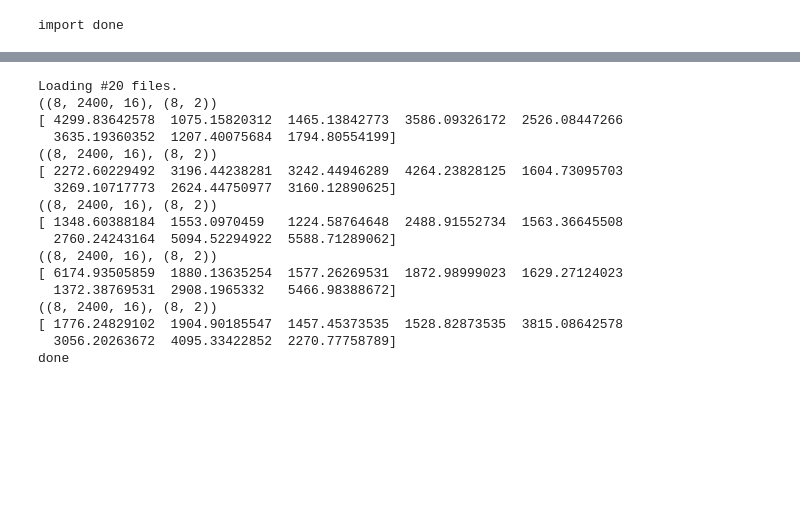
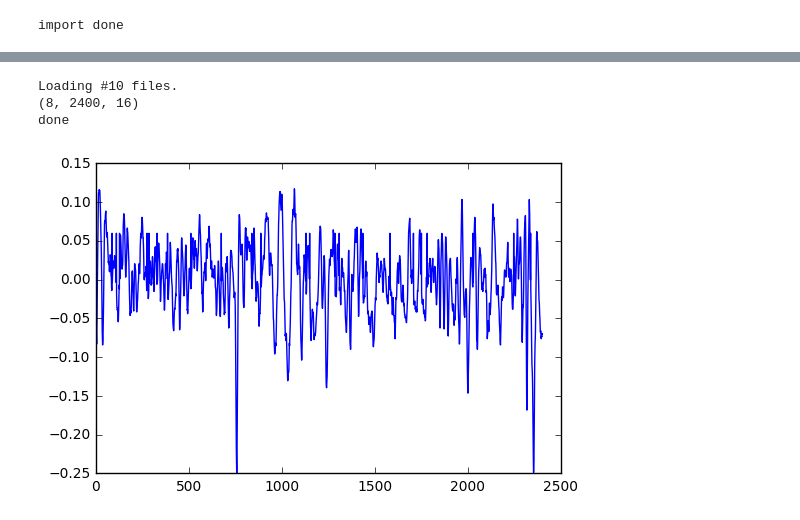
Before and after one commit to KnightofDawn/eegnet, a Jupyter notebook: ipynb/create_TFdataset.ipynb, the cells around one changed output, grey strips where cells are left out. Cells and saved outputs as stored; diff of their text form; code cells hidden in the pictures; blank space fills up the shorter version.

Commit message:
Preprocessing done and to be implemented in eegnet. spliting and normalizing in TF done. mean=0 and std=0.25

```diff
--- a/ipynb/create_TFdataset.ipynb
+++ b/ipynb/create_TFdataset.ipynb
@@ -15,23 +15,30 @@ def mat2tfr(p_file):
     # converting mat file as numpy
     mat = loadmat(p_file)
     data = mat['dataStruct']['data'][0][0]
+    # check if file is mainly zero's (100% dropout)
+    if (np.count_nonzero(data) < 10) or (np.any(np.std(data, axis=0) < 0.5)):
+        print("WARNING: File %s is all dropout." %p_file)
+        return
+
     # getting the filename and retrieving the patient, segement and label data
     pat, seg, label = p_file.split('/')[-1].split('.')[0].split("_")
-    dstfilename = "./dataset/" + pat + "_" + seg + "_" + label + ".tfr"
-    print("Converting " + p_file + " ----> " + dstfilename)
+    filename = pat + "_" + seg + "_" + label + ".tfr"
+    fullpathname = "./dataset/" + filename
+    print("Converting " + p_file + " ----> " + fullpathname)
     # TensorFlow Records writer
-    with tf.python_io.TFRecordWriter(dstfilename) as tfrwriter:
+    with tf.python_io.TFRecordWriter(fullpathname) as tfrwriter:
         # Fill protobuff
         protobuf = tf.train.Example(features=tf.train.Features(feature={
                     'data' : tf.train.Feature(float_list=tf.train.FloatList(value=data.flatten().tolist())),
                     'label': tf.train.Feature(int64_list=tf.train.Int64List(value=[int(label)])),
+                    'filename': tf.train.Feature(bytes_list=tf.train.BytesList(value=[filename])),
                 }))
         write = tfrwriter.write(protobuf.SerializeToString())
 
 
 def dataset(folder, num_files=None):
     # get files
-    filenames = glob.glob(folder + "/*1.mat")
+    filenames = glob.glob(folder)
     # randomize read files
     np.random.shuffle(filenames)
     # truncate reading
@@ -45,7 +52,7 @@ def dataset(folder, num_files=None):
         elapsed = time.time() - t
         print("elapsed: %.3fs"%elapsed)
 
-dataset("./data/train_3", 10)
+dataset("./data/train_3/*0.mat", 0)
 
 print('finished')
 # %% [output]
@@ -72,6 +64,8 @@ slim = tf.contrib.slim
 _SAMPLE_POINTS = 240000
 _CHANNELS = 16
 _NUM_LABELS = 2
+_NUM_SPLITS = 100
+_SIGMA_THRESHOLD = 1.0
 _BATCH_SIZE = 8
 
 def read_dataset(folder):
@@ -84,10 +78,12 @@ def read_dataset(folder):
         keys_to_features = {
             'data': tf.FixedLenFeature([_SAMPLE_POINTS*_CHANNELS], tf.float32),
             'label': tf.FixedLenFeature([], tf.int64),
+            #'filename': tf.FixedLenFeature([], tf.string),
         }
         items_to_handlers = {
             'data': slim.tfexample_decoder.Tensor('data'),
             'label': slim.tfexample_decoder.Tensor('label'),
+            #'filename': slim.tfexample_decoder.Tensor('filename'),
         }
         decoder = slim.tfexample_decoder.TFExampleDecoder(
             keys_to_features, items_to_handlers)
@@ -95,65 +91,65 @@ def read_dataset(folder):
         items_to_descriptions = {
             'data': '240000 sample points of iEEG.',
             'label': 'Label 0 indicates interictal and 1 preictal.',
+            #'filename': 'File name containing the data',
         }
 
         dataset = slim.dataset.Dataset(
             data_sources=filenames,
             reader=reader,
             decoder=decoder,
             num_samples=1,
             items_to_descriptions=items_to_descriptions)
 
         data_provider = slim.dataset_data_provider.DatasetDataProvider(
-            dataset, shuffle=True, num_epochs=None, common_queue_capacity=16, common_queue_min=1)
+            dataset, shuffle=False, num_epochs=None, common_queue_capacity=16, common_queue_min=1)
 
         data, label = data_provider.get(['data', 'label'])
 
-        # Preprocess data
+        ## Preprocess
+        # Split data into smaller segments (speeds up trainning)
         data = tf.reshape(data, shape=[_SAMPLE_POINTS, _CHANNELS])
-        data = tf.pack(tf.split(0, 100, data), axis=0)
-        label = tf.one_hot(label, _NUM_LABELS, dtype=tf.int32)
-        label = tf.reshape(tf.tile(label, [100]), shape=[100, _NUM_LABELS])
-
+        data = tf.pack(tf.split(0, _NUM_SPLITS, data), axis=0)
         # Remove dropout segments
         _, var = tf.nn.moments(data, axes=[1, 2])
+        # 'tf.where' returns a 2D Tensor. reshape it to 1D.
+        idx_clean = tf.reshape(tf.where(tf.greater(var, _SIGMA_THRESHOLD)), shape=[-1])
+        # gather from data only indexes > sigma threshold
+        data = tf.gather(data, idx_clean)
+        # Create label array of segments
+        label = tf.one_hot(label, _NUM_LABELS, dtype=tf.int32)
+        num_segments = tf.shape(data)[0]
+        label = tf.reshape(tf.tile(label, [num_segments]), shape=[num_segments, _NUM_LABELS])
+        # Normalize mean=0 and sigma=0.25
+        data_mean = tf.expand_dims(tf.reduce_mean(data, reduction_indices=[1]), dim=1)
+        data = tf.sub(data, data_mean)
+        data_max = tf.expand_dims(tf.reduce_max(tf.abs(data), reduction_indices=[1]), dim=1)
+        data = tf.div(data, tf.mul(4.0, data_max))
 
         # Batch it up.
-        data, label, var = tf.train.shuffle_batch([data, label, var],
+        data, label = tf.train.shuffle_batch([data, label],
                                              batch_size=_BATCH_SIZE,
                                              num_threads=1,
                                              capacity=20*_BATCH_SIZE,
                                              min_after_dequeue=6*_BATCH_SIZE,
                                              enqueue_many=True)
 
         with tf.Session() as sess:
             with slim.queues.QueueRunners(sess):
-                for i in xrange(5):
-                    dt, lbl, std = sess.run([data, label, var])
-                    print(dt.shape[:], lbl.shape[:])
-                    print(std)
+                for i in xrange(1):
+                    dt, lbl = sess.run([data, label])
+                    ndt = np.array(dt)
+                    print(ndt.shape[:])
+                    plt.plot(ndt[0,:,0])
 
 read_dataset('./dataset/*.tfr')
 
 print('done')
 # %% [output]
-Loading #20 files.
-((8, 2400, 16), (8, 2))
-[ 4299.83642578  1075.15820312  1465.13842773  3586.09326172  2526.08447266
-  3635.19360352  1207.40075684  1794.80554199]
-((8, 2400, 16), (8, 2))
-[ 2272.60229492  3196.44238281  3242.44946289  4264.23828125  1604.73095703
-  3269.10717773  2624.44750977  3160.12890625]
-((8, 2400, 16), (8, 2))
-[ 1348.60388184  1553.0970459   1224.58764648  2488.91552734  1563.36645508
-  2760.24243164  5094.52294922  5588.71289062]
-((8, 2400, 16), (8, 2))
-[ 6174.93505859  1880.13635254  1577.26269531  1872.98999023  1629.27124023
-  1372.38769531  2908.1965332   5466.98388672]
-((8, 2400, 16), (8, 2))
-[ 1776.24829102  1904.90185547  1457.45373535  1528.82873535  3815.08642578
-  3056.20263672  4095.33422852  2270.77758789]
+Loading #10 files.
+(8, 2400, 16)
 done
+[figure, added]
 # %%
 def plot_eeg(data):
     plt.figure(figsize=(10,20))
```
Also changed, not shown: parts of 1 cell of this notebook, 1 other file.
